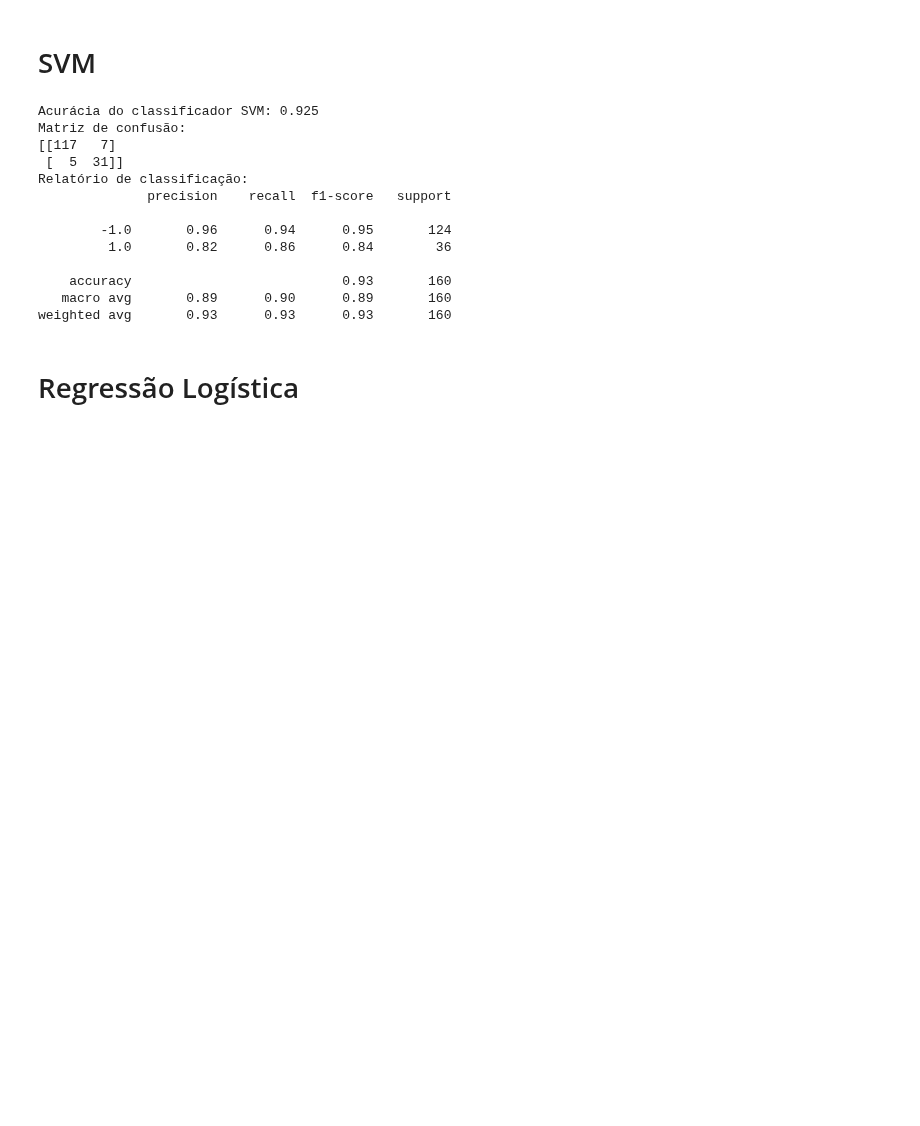
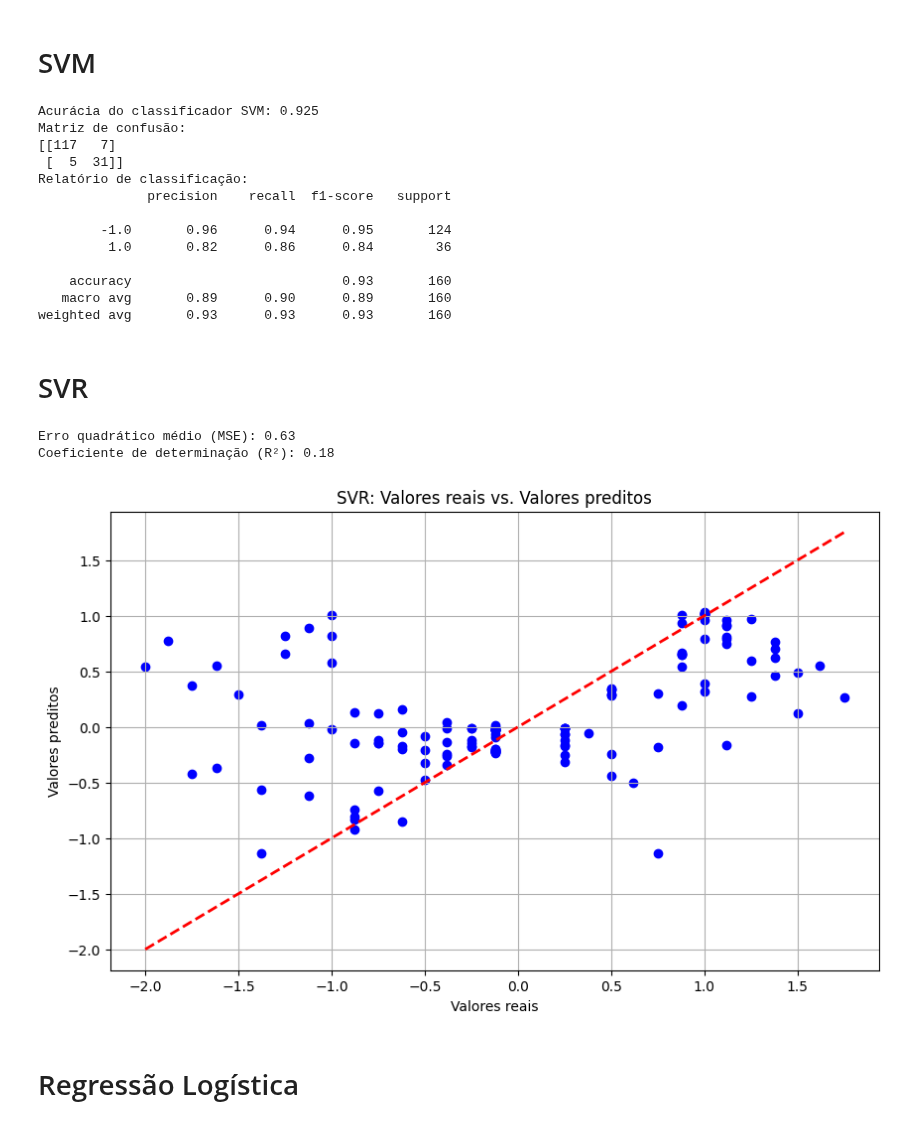
Before and after one commit to wanessabezerra/dataframe-bsi, a Jupyter notebook: dataframe-bsi/classificacao.ipynb, the cells around one changed output. Saved outputs shown, nothing was run; the diff lists cells and outputs as text; code cells hidden in the pictures; blank space fills up the shorter version.

```diff
--- a/dataframe-bsi/classificacao.ipynb
+++ b/dataframe-bsi/classificacao.ipynb
@@ -56,6 +55,56 @@ Relatório de classificação:
     accuracy                           0.93       160
    macro avg       0.89      0.90      0.89       160
 weighted avg       0.93      0.93      0.93       160
+# %% [markdown]
+# SVR
+# %%
+import pandas as pd
+from sklearn.model_selection import train_test_split
+from sklearn.svm import SVR
+from sklearn.metrics import mean_squared_error, r2_score
+import matplotlib.pyplot as plt
+
+# Carregar os dados
+df_dados = pd.read_csv('df_bsi_TR.csv', sep=',')
+
+# Filtrar as classes com mais de uma instância (não aplicável para regressão)
+# Supondo que 'status' seja a variável dependente (target)
+# Se for uma tarefa de classificação, isso seria relevante, mas para regressão não é necessário.
+
+# Separar as variáveis independentes e dependentes
+x = df_dados.drop(columns=['tempo_relativo']).to_numpy()
+y = df_dados['tempo_relativo'].to_numpy()
+
+# Dividir os dados em conjunto de treinamento e teste
+x_train, x_test, y_train, y_test = train_test_split(x, y, test_size=0.2, random_state=42)
+
+# Criar e treinar o modelo SVR
+svr_model = SVR(kernel='rbf')  # Kernel RBF é comum para problemas de regressão
+svr_model.fit(x_train, y_train)
+
+# Fazer previsões no conjunto de teste
+y_pred = svr_model.predict(x_test)
+
+# Avaliar o modelo
+mse = mean_squared_error(y_test, y_pred)
+r2 = r2_score(y_test, y_pred)
+
+print(f'Erro quadrático médio (MSE): {mse:.2f}')
+print(f'Coeficiente de determinação (R²): {r2:.2f}')
+
+# Plotar gráfico de dispersão dos resultados esperados vs. preditos
+plt.figure(figsize=(10, 6))
+plt.scatter(y_test, y_pred, color='blue')
+plt.plot([y_test.min(), y_test.max()], [y_test.min(), y_test.max()], linestyle='--', color='red', linewidth=2)
+plt.xlabel('Valores reais')
+plt.ylabel('Valores preditos')
+plt.title('SVR: Valores reais vs. Valores preditos')
+plt.grid(True)
+plt.show()
+# %% [output]
+Erro quadrático médio (MSE): 0.63
+Coeficiente de determinação (R²): 0.18
+[figure, added]
 # %% [markdown]
 # Regressão Logística
 # %%
```
Also changed, not shown: parts of 1 cell of this notebook.
